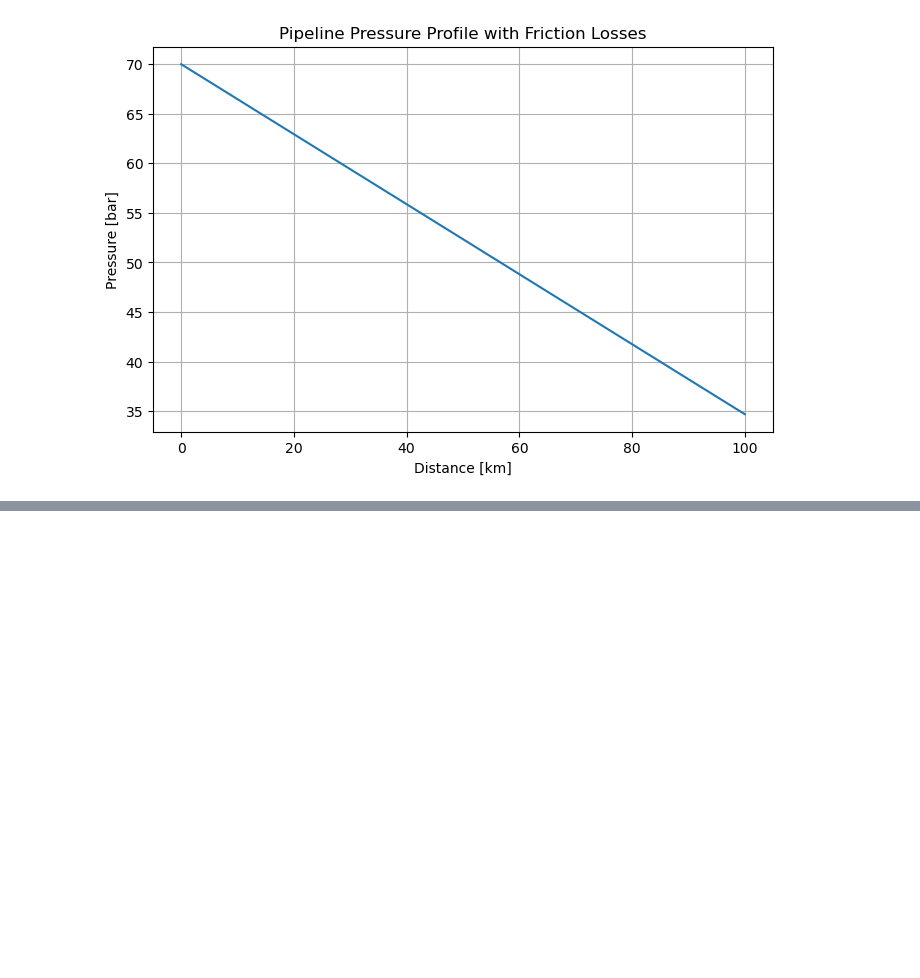
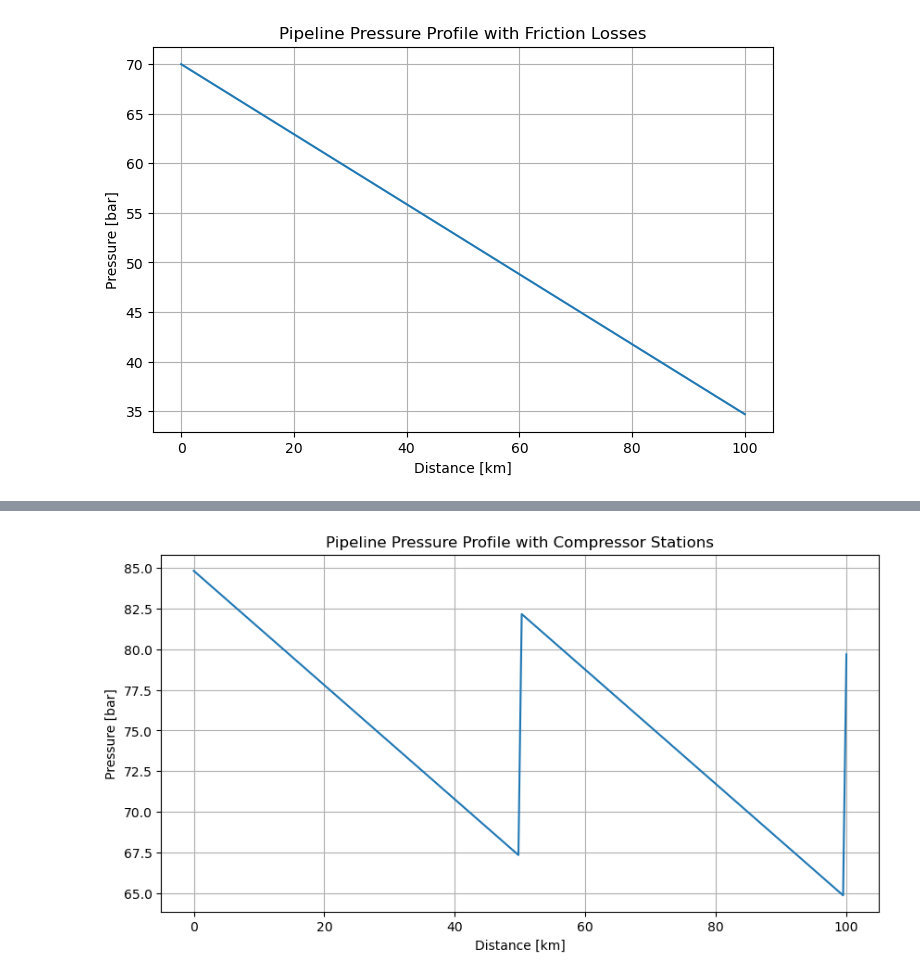
Before and after one commit to PursyM/gas-pipeline-flow-simulation, a Jupyter notebook: pipeline_simulation.ipynb, the cells around one changed output, grey strips where cells are left out. Drawn from its saved outputs; the diff is of its cells as text; code cells hidden in the pictures; blank space fills up the shorter version.

```diff
--- a/pipeline_simulation.ipynb
+++ b/pipeline_simulation.ipynb
@@ -416,0 +444,35 @@ plt.show()
+# %%
+distance = np.linspace(0,length,200)
+
+pressure_profile = []
+
+pressure_current = pressure_bar
+
+compressor_distance = 50000   # every 50 km
+boost = 15                    # pressure increase [bar]
+
+for x in distance:
+
+    # pressure drop along pipeline
+    pressure_current -= (pressure_drop/100000)/200
+
+    # compressor boost
+    if int(x) % compressor_distance < 500:
+        pressure_current += boost
+
+    pressure_profile.append(pressure_current)
+
+plt.figure(figsize=(10,5))
+
+plt.plot(distance/1000, pressure_profile)
+
+plt.xlabel("Distance [km]")
+plt.ylabel("Pressure [bar]")
+
+plt.title("Pipeline Pressure Profile with Compressor Stations")
+
+plt.grid()
+
+plt.show()
+# %% [output]
+[figure, added]
```
Also changed, not shown: parts of 6 cells of this notebook.
